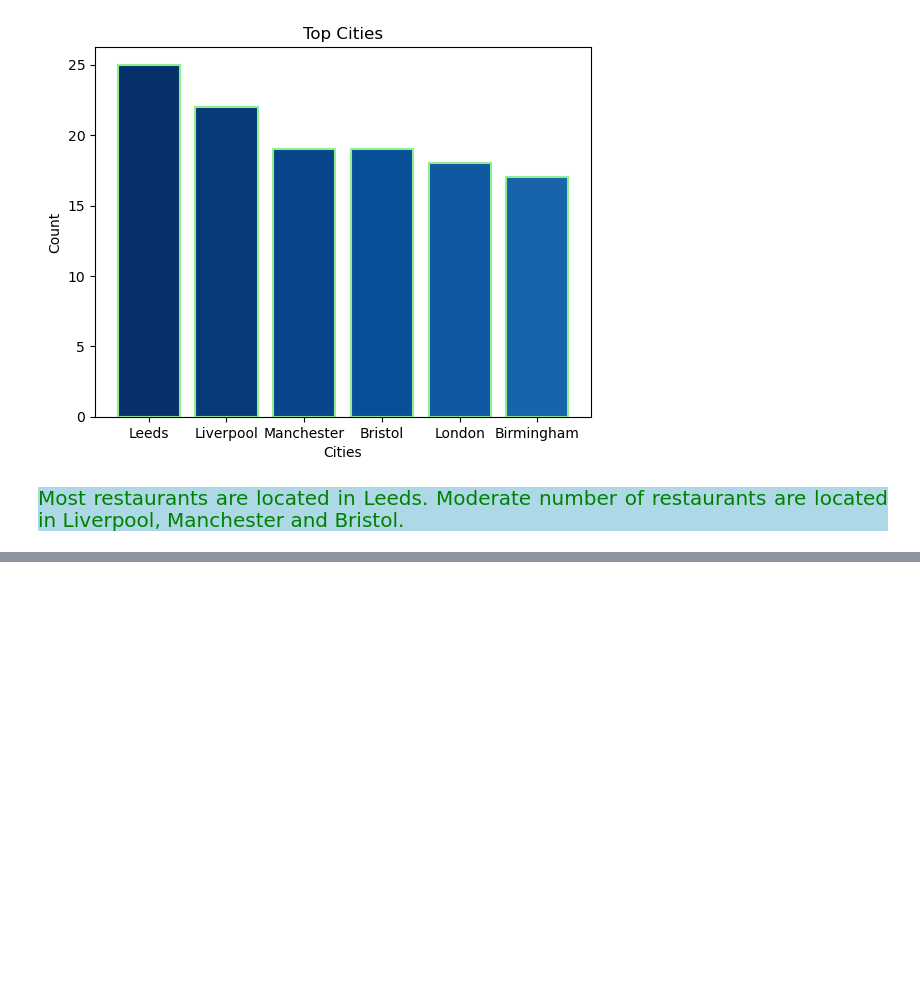
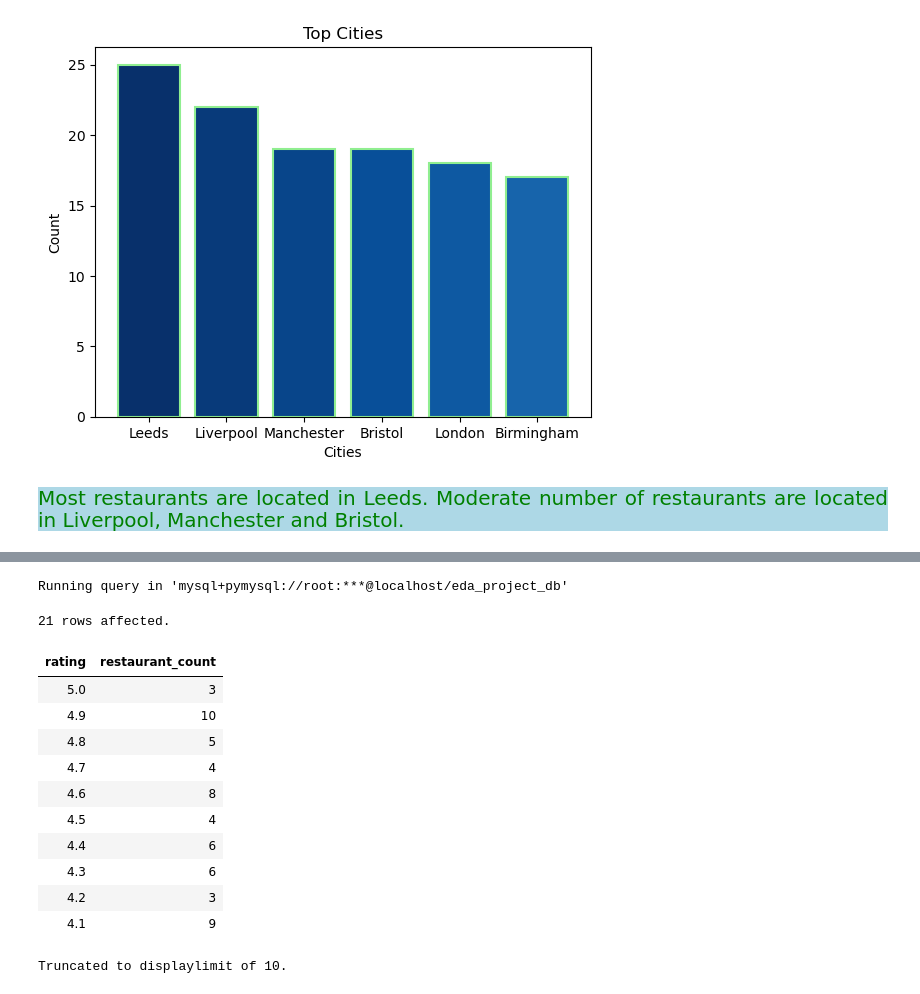
Before and after one commit to Kartika-Nidhi/SQLProjects, a Jupyter notebook: RestaurantAnalysis.ipynb, the cells around one changed output, grey strips where cells are left out. Cells and saved outputs as stored; diff of their text form; code cells hidden in the pictures; blank space fills up the shorter version.

Commit message:
Restaurant Table Analysis Completed

```diff
--- a/RestaurantAnalysis.ipynb
+++ b/RestaurantAnalysis.ipynb
@@ -313,0 +324,22 @@ plt.show()
+# %%
+%%sql
+
+SELECT rating, COUNT(restaurant_id) AS restaurant_count
+FROM restaurants
+GROUP BY rating
+ORDER BY rating DESC;
+# %% [output]
+Running query in 'mysql+pymysql://root:***@localhost/eda_project_db'
+21 rows affected.
+| rating | restaurant_count |
+| 5.0 | 3 |
+| 4.9 | 10 |
+| 4.8 | 5 |
+| 4.7 | 4 |
+| 4.6 | 8 |
+| 4.5 | 4 |
+| 4.4 | 6 |
+| 4.3 | 6 |
+| 4.2 | 3 |
+| 4.1 | 9 |
+Truncated to displaylimit of 10.
```
Also changed, not shown: parts of 7 cells of this notebook.
